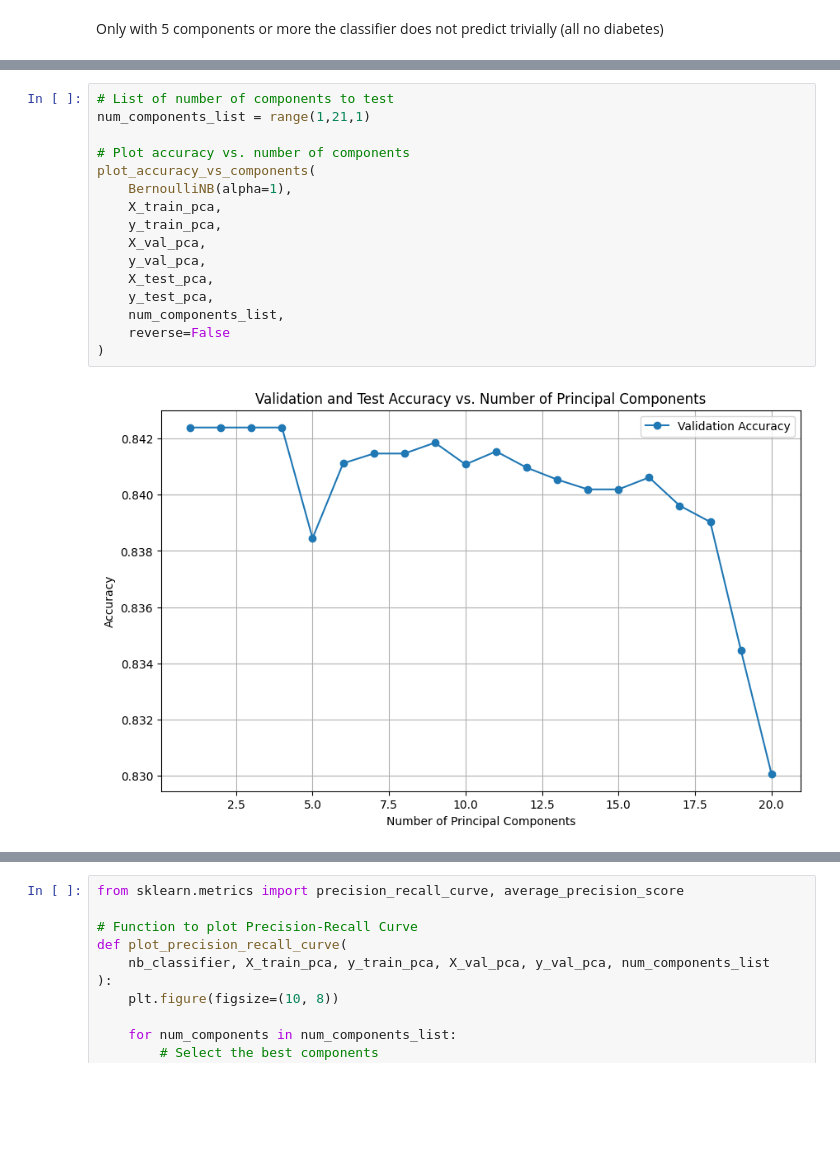
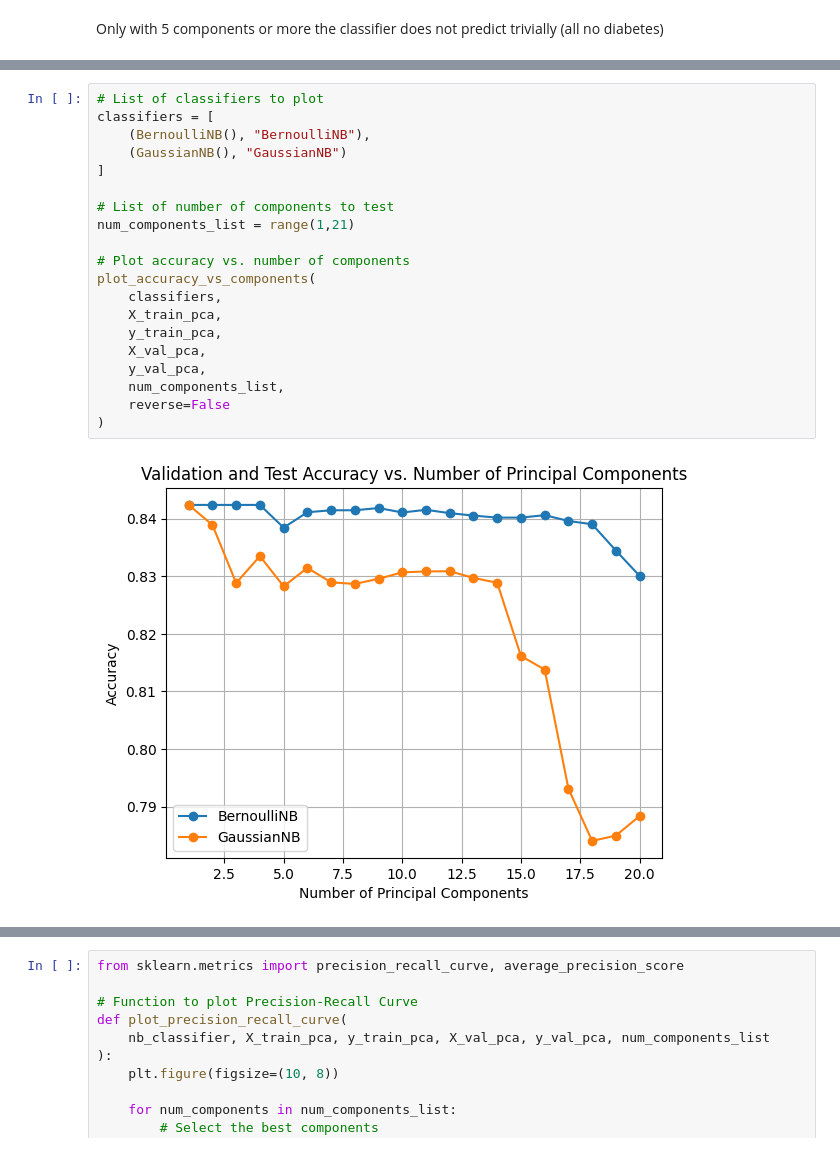
Before and after one commit to benediktpri/ie500_data_mining_project, a Jupyter notebook: notebooks/naive_bayes_philipp.ipynb, the cells around one changed output, grey strips where cells are left out. Saved outputs shown, nothing was run; the diff lists cells and outputs as text; blank space fills up the shorter version.

```diff
--- a/notebooks/naive_bayes_philipp.ipynb
+++ b/notebooks/naive_bayes_philipp.ipynb
@@ -777,20 +769,24 @@ def plot_accuracy_vs_components(nb_classifier,
     plt.grid(True)
     plt.show()
 # %%
+# List of classifiers to plot
+classifiers = [
+    (BernoulliNB(), "BernoulliNB"),
+    (GaussianNB(), "GaussianNB")
+]
+
 # List of number of components to test
-num_components_list = range(1,21,1)
+num_components_list = range(1,21)
 
 # Plot accuracy vs. number of components
 plot_accuracy_vs_components(
-    BernoulliNB(alpha=1),
+    classifiers,
     X_train_pca,
     y_train_pca,
     X_val_pca,
     y_val_pca,
-    X_test_pca,
-    y_test_pca,
     num_components_list,
     reverse=False
 )
 # %% [output]
-[figure, old version]
+[figure, new version]
```
Also changed, not shown: parts of 20 cells of this notebook, 12 other files.
